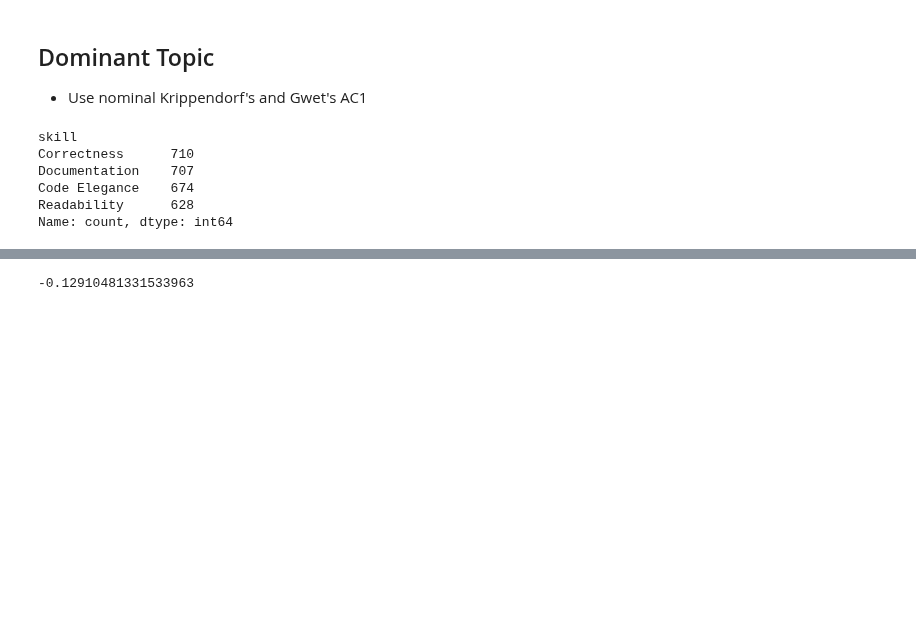
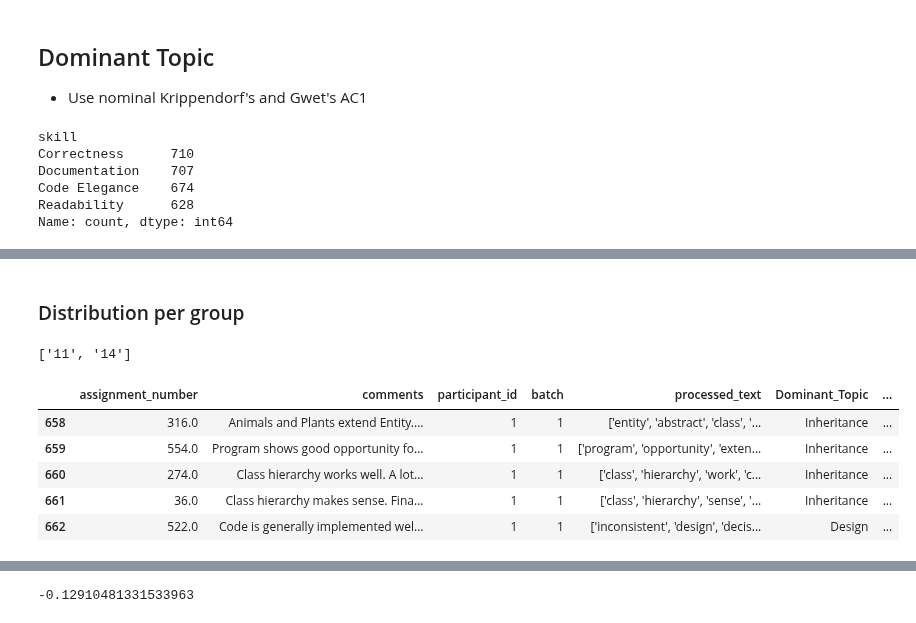
Before and after one commit to m-messer/Consistency_In_Grading_Analysis, a Jupyter notebook: feedback/feedback_inter_consistency.ipynb, the cells around one changed output, grey strips where cells are left out. Saved outputs shown, nothing was run; the diff lists cells and outputs as text; code cells hidden in the pictures; blank space fills up the shorter version.

```diff
--- a/feedback/feedback_inter_consistency.ipynb
+++ b/feedback/feedback_inter_consistency.ipynb
@@ -192 +194,17 @@ dominant_df['Dominant_Topic'].unique()
 Categories (10, object): ['Areas of Achievement', 'Areas of Improvement', 'Code Structure', 'Compilation/Errors', ..., 'Inheritance', 'Naming and Whitespace', 'Quality', 'Structure']
+# %% [markdown]
+### Distribution per group
+# %%
+'11-14'.split('-')
+# %% [output]
+['11', '14']
+# %%
+dist_df = dominant_df.copy().sort_values(['skill', 'group', 'participant_id'])
+dist_df.head()
+# %% [output]
+|  | assignment_number | comments | participant_id | batch | processed_text | Dominant_Topic | ... |
+| 658 | 316.0 | Animals and Plants extend Entity.... | 1 | 1 | ['entity', 'abstract', 'class', '... | Inheritance | ... |
+| 659 | 554.0 | Program shows good opportunity fo... | 1 | 1 | ['program', 'opportunity', 'exten... | Inheritance | ... |
+| 660 | 274.0 | Class hierarchy works well. A lot... | 1 | 1 | ['class', 'hierarchy', 'work', 'c... | Inheritance | ... |
+| 661 | 36.0 | Class hierarchy makes sense. Fina... | 1 | 1 | ['class', 'hierarchy', 'sense', '... | Inheritance | ... |
+| 662 | 522.0 | Code is generally implemented wel... | 1 | 1 | ['inconsistent', 'design', 'decis... | Design | ... |
```
Also changed, not shown: parts of 5 cells of this notebook.
